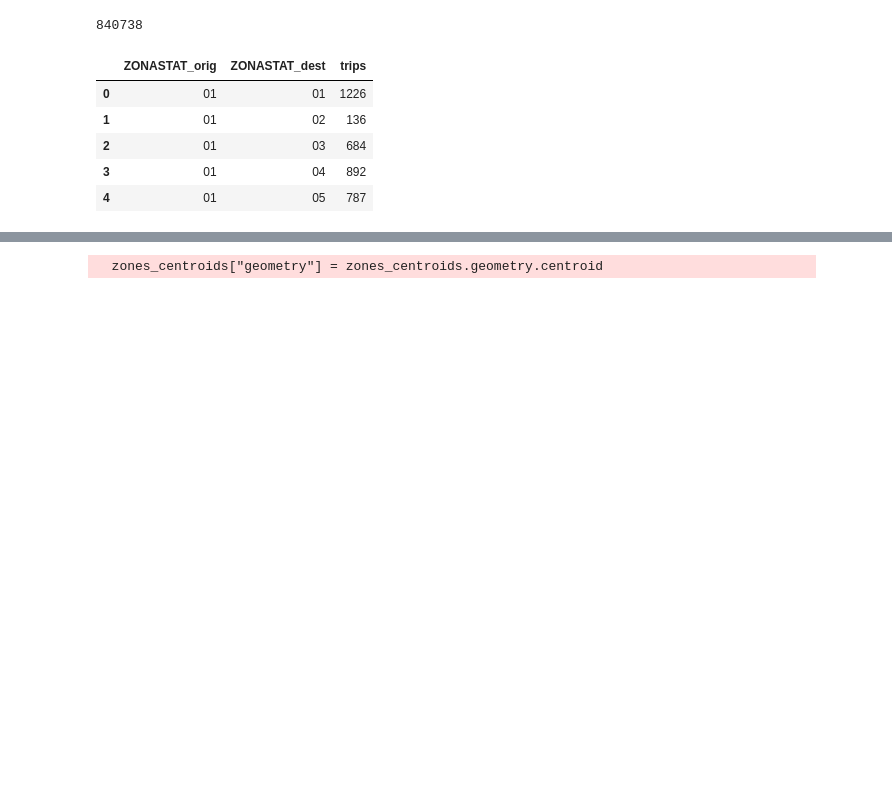
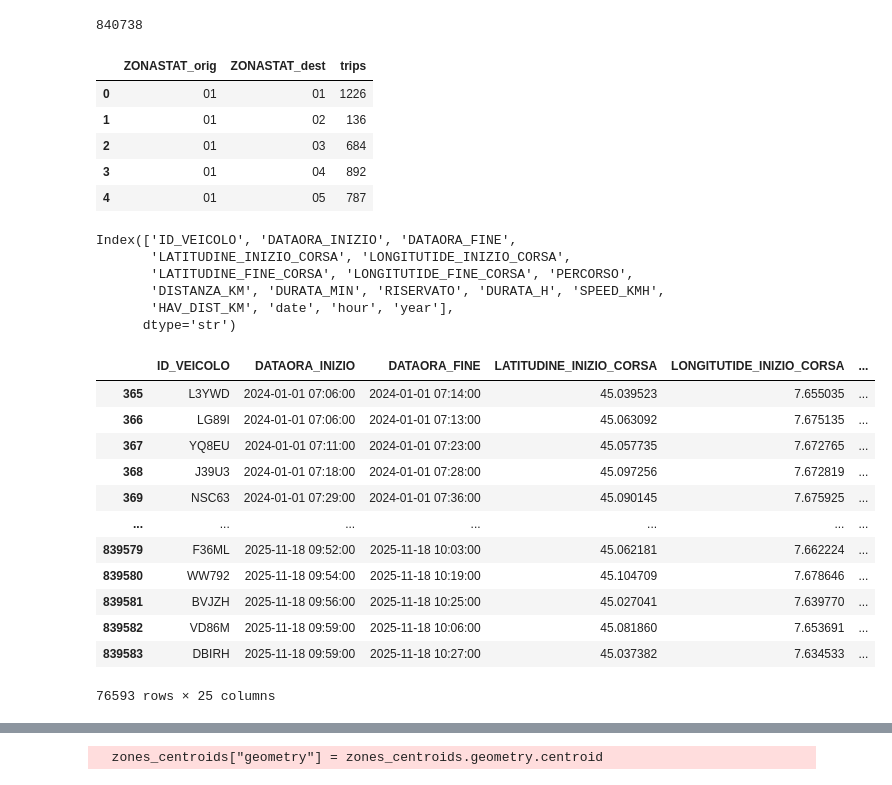
Before and after one commit to minaahmadian/shared-mobility-torino, a Jupyter notebook: Notebooks/Bird_OD_Matrix.ipynb, the cells around one changed output, grey strips where cells are left out. Drawn from its saved outputs; the diff is of its cells as text; code cells hidden in the pictures; blank space fills up the shorter version.

```diff
--- a/Notebooks/Bird_OD_Matrix.ipynb
+++ b/Notebooks/Bird_OD_Matrix.ipynb
@@ -133,6 +133,31 @@ od_bird_morning = (
     .size()
     .reset_index(name="trips")
 )
+# %%
+bird_morning.columns
+# %% [output]
+Index(['ID_VEICOLO', 'DATAORA_INIZIO', 'DATAORA_FINE',
+       'LATITUDINE_INIZIO_CORSA', 'LONGITUTIDE_INIZIO_CORSA',
+       'LATITUDINE_FINE_CORSA', 'LONGITUTIDE_FINE_CORSA', 'PERCORSO',
+       'DISTANZA_KM', 'DURATA_MIN', 'RISERVATO', 'DURATA_H', 'SPEED_KMH',
+       'HAV_DIST_KM', 'date', 'hour', 'year'],
+      dtype='str')
+# %%
+bird_morning
+# %% [output]
+|  | ID_VEICOLO | DATAORA_INIZIO | DATAORA_FINE | LATITUDINE_INIZIO_CORSA | LONGITUTIDE_INIZIO_CORSA | ... |
+| 365 | L3YWD | 2024-01-01 07:06:00 | 2024-01-01 07:14:00 | 45.039523 | 7.655035 | ... |
+| 366 | LG89I | 2024-01-01 07:06:00 | 2024-01-01 07:13:00 | 45.063092 | 7.675135 | ... |
+| 367 | YQ8EU | 2024-01-01 07:11:00 | 2024-01-01 07:23:00 | 45.057735 | 7.672765 | ... |
+| 368 | J39U3 | 2024-01-01 07:18:00 | 2024-01-01 07:28:00 | 45.097256 | 7.672819 | ... |
+| 369 | NSC63 | 2024-01-01 07:29:00 | 2024-01-01 07:36:00 | 45.090145 | 7.675925 | ... |
+| ... | ... | ... | ... | ... | ... | ... |
+| 839579 | F36ML | 2025-11-18 09:52:00 | 2025-11-18 10:03:00 | 45.062181 | 7.662224 | ... |
+| 839580 | WW792 | 2025-11-18 09:54:00 | 2025-11-18 10:19:00 | 45.104709 | 7.678646 | ... |
+| 839581 | BVJZH | 2025-11-18 09:56:00 | 2025-11-18 10:25:00 | 45.027041 | 7.639770 | ... |
+| 839582 | VD86M | 2025-11-18 09:59:00 | 2025-11-18 10:06:00 | 45.081860 | 7.653691 | ... |
+| 839583 | DBIRH | 2025-11-18 09:59:00 | 2025-11-18 10:27:00 | 45.037382 | 7.634533 | ... |
+76593 rows × 25 columns
 # %%
 bird_evening = bird_od[(bird_od["hour"] >= 16) & (bird_od["hour"] <= 19)]
 
```
Also changed, not shown: parts of 21 cells of this notebook, 2 other files.
